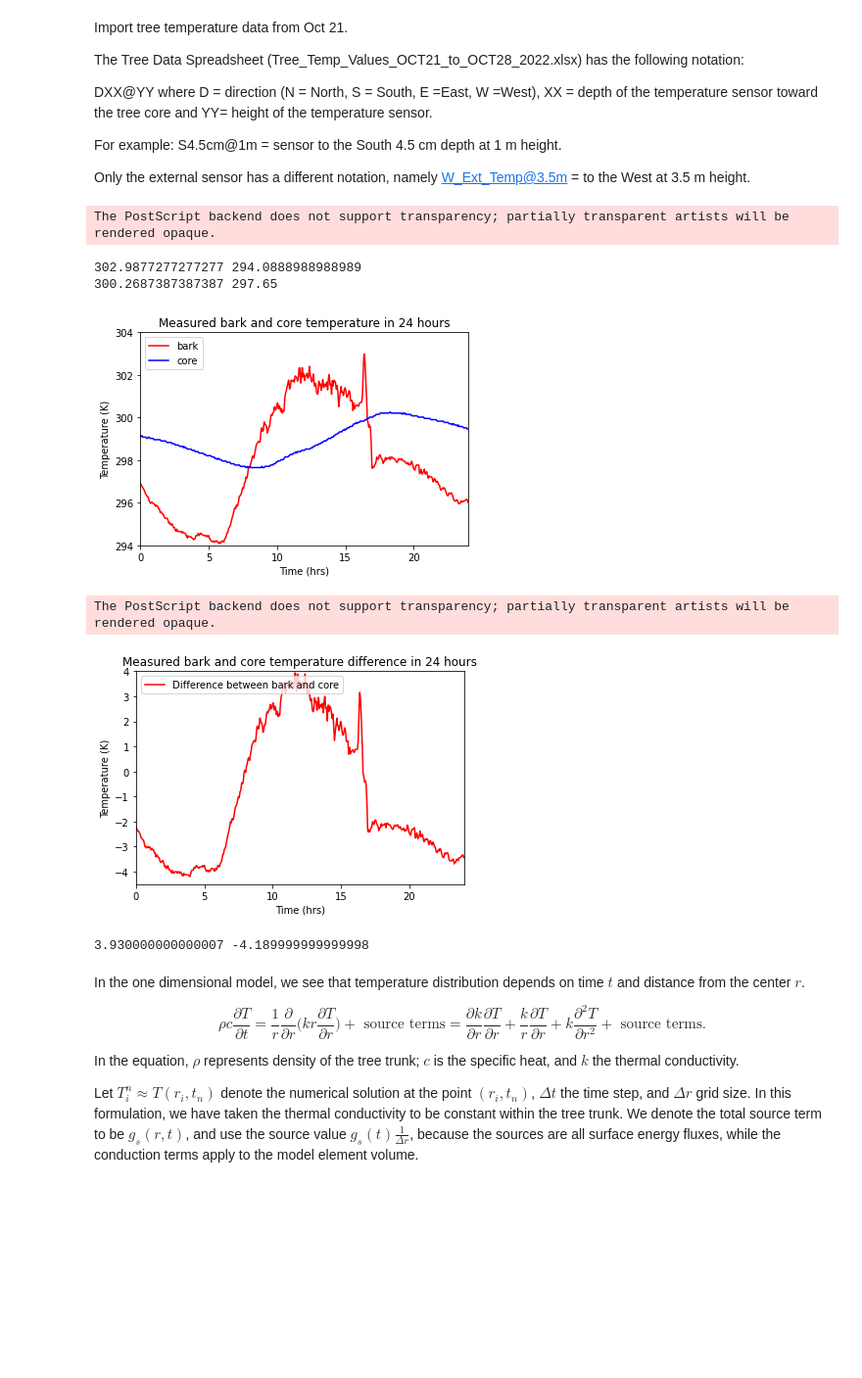
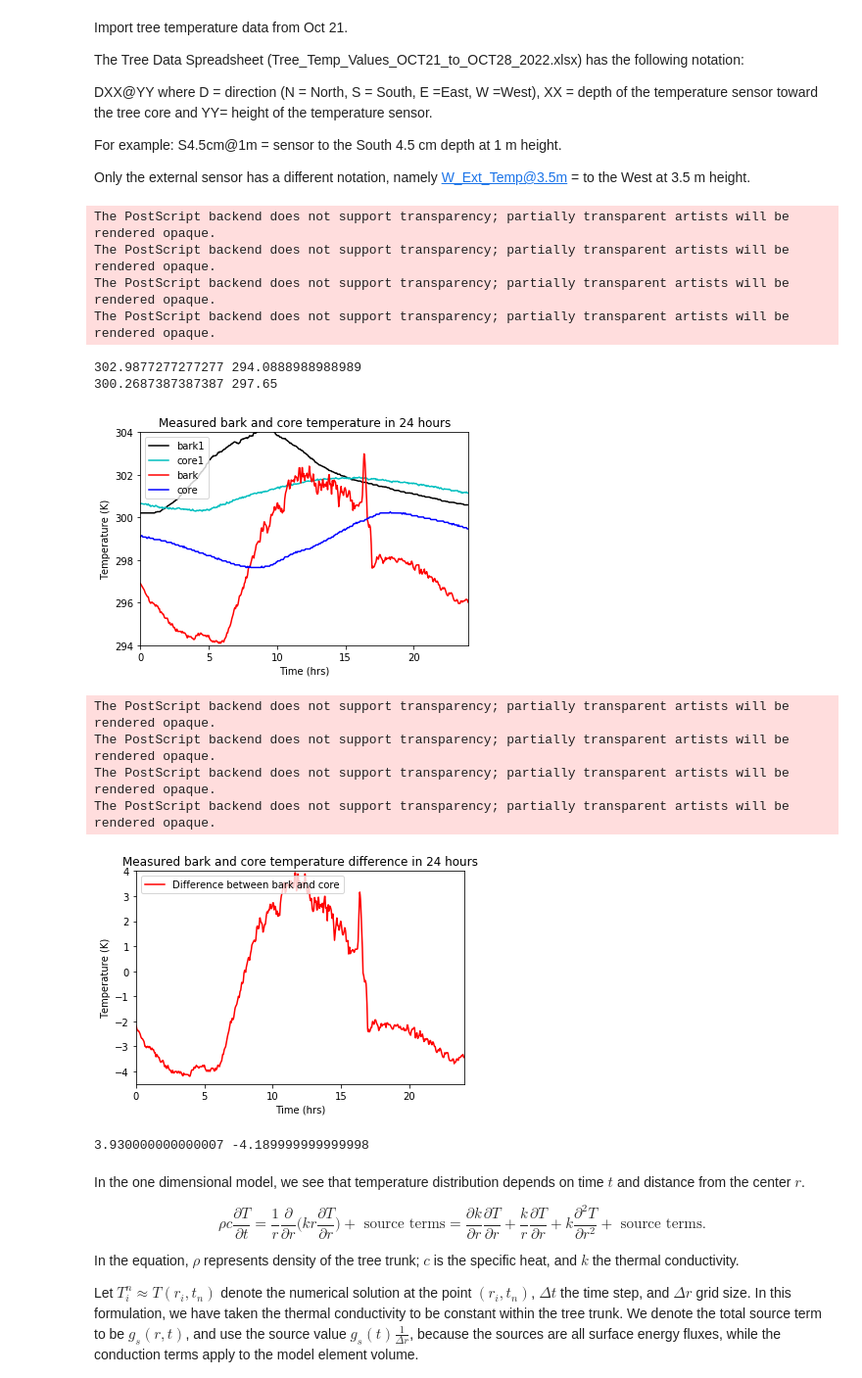
Before and after one commit to yajuna/treeRemote, a Jupyter notebook: notebook/treePower.ipynb, the cells around one changed output. Shown at 98% size. Cells and saved outputs as stored; diff of their text form; code cells hidden in the pictures; blank space fills up the shorter version.

```diff
--- a/notebook/treePower.ipynb
+++ b/notebook/treePower.ipynb
@@ -41,9 +41,9 @@ Scipy version is 1.8.0
 # regular save on laptop
 # savefigpath = 'fig/'
 # save on laptop for testing
-savefigpath = 'figPcoeffTest/'
+# savefigpath = 'figPcoeffTest/'
 # save absolute path desktop
-# savefigpath = '/Users/yajuna/Development/tree/notebook/fig_new_data/'
+savefigpath = '/Users/yajuna/Development/tree/notebook/fig_new_data/'
 # %% [markdown]
 Define parameters used in time stepping- related to the properties of the trees and weather: thermal conductivity (W/(mK), $\rho$ the density (kg/m^3), specific heat (J/(kgK)); $\rho$ mutiplies specific heat gives the heat capacity; finally
 albedo which impacts how much solar radiation is absorbed (taken to be 0.3 from Potter and Andresen 2002).
@@ -366,9 +435,7 @@ def make_temp_input(parameters):
     return temp_input
 # %%
 temp_input = make_temp_input(parameters)
-# print("bark_temp = " + str(temp_input["bark_temp"]))
-# print("core_temp = " + str(temp_input["core_temp"]))
-# print("diff_temp = " + str(temp_input["diff_temp"]))
+
 
 bark_temp = temp_input["bark_temp"]
 core_temp = temp_input["core_temp"]
@@ -376,36 +443,53 @@ diff_temp = temp_input["diff_temp"]
 
 print(bark_temp.max(), bark_temp.min())
 print(core_temp.max(), core_temp.min())
+
+#########
+# test, delete when done
+temp_input1 = make_temp_input1(parameters)
+bark_temp1 = temp_input1["bark_temp"]
+core_temp1 = temp_input1["core_temp"]
+diff_temp1 = temp_input1["diff_temp"]
+plt.plot(time, bark_temp1, 'k-', label='bark1')
+plt.plot(time, core_temp1, 'c-', label='core1')
+#########
+
 
 plt.plot(time, bark_temp, 'r-', label='bark')
 plt.plot(time, core_temp, 'b-', label='core')
 plt.legend(loc="upper left")
 message = f"Measured bark and core temperature in 24 hours"
 plt.title(message)
 plt.axis([0, 24, 294, 304])
 plt.xlabel('Time (hrs)')
 plt.ylabel('Temperature (K)')
 plt.savefig(savefigpath + 'measured_temp' + '.eps', format='eps', dpi=300,bbox_inches='tight')
 plt.show()
 
 plt.plot(time, diff_temp, 'r-', label='Difference between bark and core')
 plt.legend(loc="upper left")
 message = f"Measured bark and core temperature difference in 24 hours"
 plt.title(message)
 plt.axis([0, 24, -4.5, 4])
 plt.xlabel('Time (hrs)')
 plt.ylabel('Temperature (K)')
 plt.savefig(savefigpath + 'measured_diff_temp' + '.eps', format='eps', dpi=300,bbox_inches='tight')
 plt.show()
 
 print(diff_temp.max(), diff_temp.min())
 # %% [output]
 The PostScript backend does not support transparency; partially transparent artists will be rendered opaque.
+The PostScript backend does not support transparency; partially transparent artists will be rendered opaque.
+The PostScript backend does not support transparency; partially transparent artists will be rendered opaque.
+The PostScript backend does not support transparency; partially transparent artists will be rendered opaque.
 302.9877277277277 294.0888988988989
 300.2687387387387 297.65
-[figure, old version]
+[figure, new version]
 The PostScript backend does not support transparency; partially transparent artists will be rendered opaque.
+The PostScript backend does not support transparency; partially transparent artists will be rendered opaque.
+The PostScript backend does not support transparency; partially transparent artists will be rendered opaque.
+The PostScript backend does not support transparency; partially transparent artists will be rendered opaque.
-[figure, old version]
+[figure, new version]
 3.930000000000007 -4.189999999999998
 # %% [markdown]
 In the one dimensional model, we see that temperature distribution depends on time $t$ and distance from the center $r$.
```
Also changed, not shown: parts of 17 cells of this notebook.
